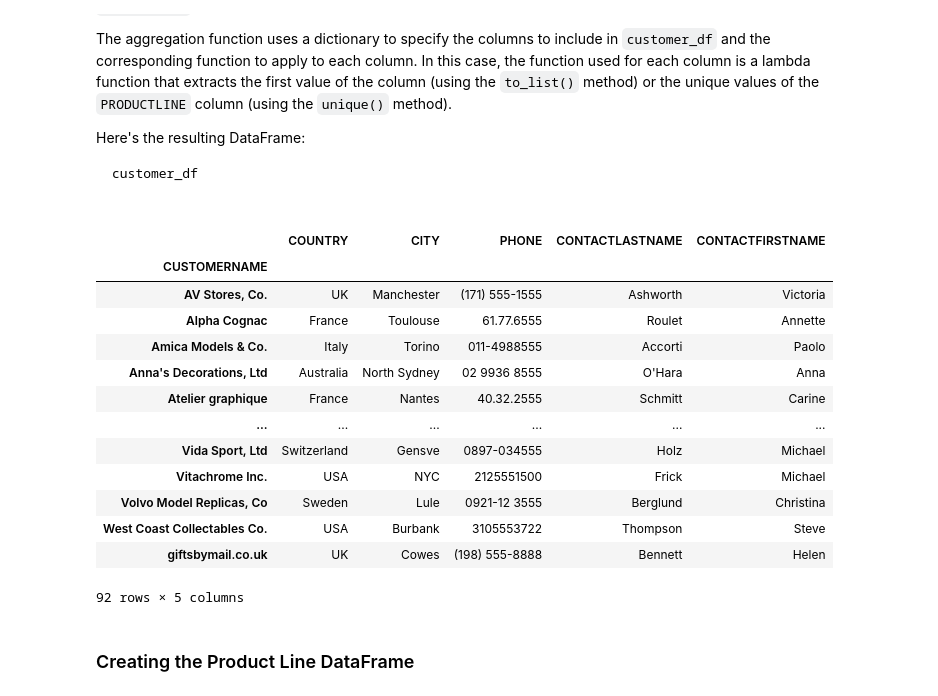
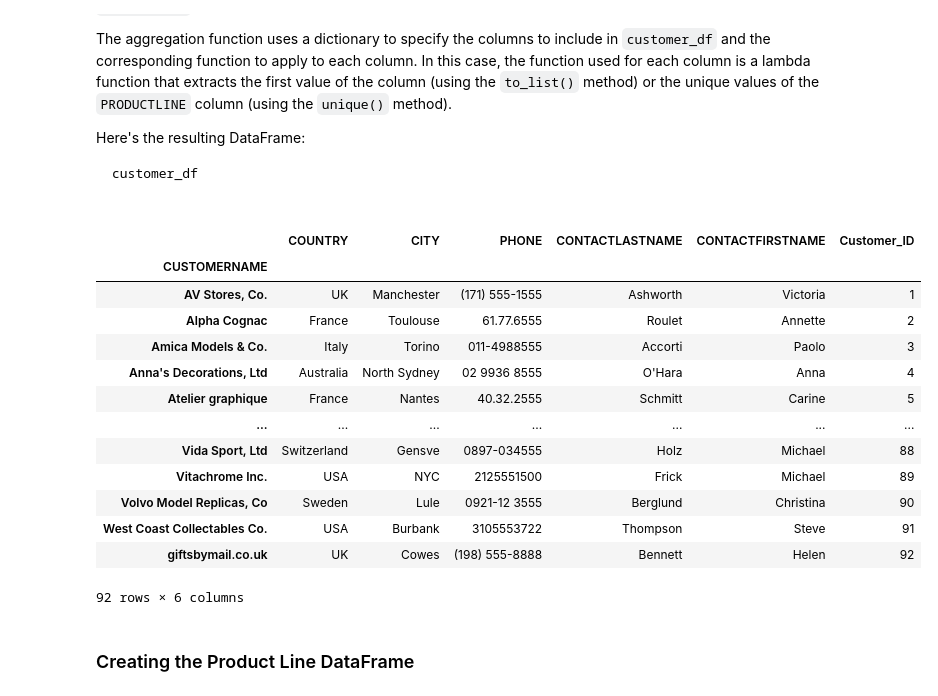
Before and after one commit to cgn00/Customer_Segmentation, a Jupyter notebook: customer_segmentation.ipynb, the cells around one changed output. Cells and saved outputs as stored; diff of their text form; code cells hidden in the pictures.

Commit message:
Added a index to customer_df

```diff
--- a/customer_segmentation.ipynb
+++ b/customer_segmentation.ipynb
@@ -326,28 +326,30 @@ customer_df
 # %%
 customer_df = sales_data.groupby(by='CUSTOMERNAME').agg({"COUNTRY": lambda var: var.to_list()[0],
                                                    "CITY": lambda var: var.to_list()[0],
                                                    "PHONE": lambda var: var.to_list()[0],
                                                    "CONTACTLASTNAME": lambda var: var.to_list()[0],
                                                    "CONTACTFIRSTNAME": lambda var: var.to_list()[0],
                                                 #    "PRODUCTLINE": lambda var: var.unique()
                                                   })
 
+customer_df["Customer_ID"] = np.arange(1, len(customer_df)+1)
+
 customer_df
 # %% [output]
-|  | COUNTRY | CITY | PHONE | CONTACTLASTNAME | CONTACTFIRSTNAME |
-| CUSTOMERNAME |  |  |  |  |  |
-| AV Stores, Co. | UK | Manchester | (171) 555-1555 | Ashworth | Victoria |
-| Alpha Cognac | France | Toulouse | 61.77.6555 | Roulet | Annette |
-| Amica Models & Co. | Italy | Torino | 011-4988555 | Accorti | Paolo |
-| Anna's Decorations, Ltd | Australia | North Sydney | 02 9936 8555 | O'Hara | Anna |
-| Atelier graphique | France | Nantes | 40.32.2555 | Schmitt | Carine |
-| ... | ... | ... | ... | ... | ... |
-| Vida Sport, Ltd | Switzerland | Gensve | 0897-034555 | Holz | Michael |
-| Vitachrome Inc. | USA | NYC | 2125551500 | Frick | Michael |
-| Volvo Model Replicas, Co | Sweden | Lule | 0921-12 3555 | Berglund | Christina |
-| West Coast Collectables Co. | USA | Burbank | 3105553722 | Thompson | Steve |
-| giftsbymail.co.uk | UK | Cowes | (198) 555-8888 | Bennett | Helen |
+|  | COUNTRY | CITY | PHONE | CONTACTLASTNAME | CONTACTFIRSTNAME | Customer_ID |
+| CUSTOMERNAME |  |  |  |  |  |  |
+| AV Stores, Co. | UK | Manchester | (171) 555-1555 | Ashworth | Victoria | 1 |
+| Alpha Cognac | France | Toulouse | 61.77.6555 | Roulet | Annette | 2 |
+| Amica Models & Co. | Italy | Torino | 011-4988555 | Accorti | Paolo | 3 |
+| Anna's Decorations, Ltd | Australia | North Sydney | 02 9936 8555 | O'Hara | Anna | 4 |
+| Atelier graphique | France | Nantes | 40.32.2555 | Schmitt | Carine | 5 |
+| ... | ... | ... | ... | ... | ... | ... |
+| Vida Sport, Ltd | Switzerland | Gensve | 0897-034555 | Holz | Michael | 88 |
+| Vitachrome Inc. | USA | NYC | 2125551500 | Frick | Michael | 89 |
+| Volvo Model Replicas, Co | Sweden | Lule | 0921-12 3555 | Berglund | Christina | 90 |
+| West Coast Collectables Co. | USA | Burbank | 3105553722 | Thompson | Steve | 91 |
+| giftsbymail.co.uk | UK | Cowes | (198) 555-8888 | Bennett | Helen | 92 |
-92 rows × 5 columns
+92 rows × 6 columns
 # %% [markdown]
 ### Creating the Product Line DataFrame
 # %% [markdown]
```
Also changed, not shown: parts of 12 cells of this notebook, 1 other file.
